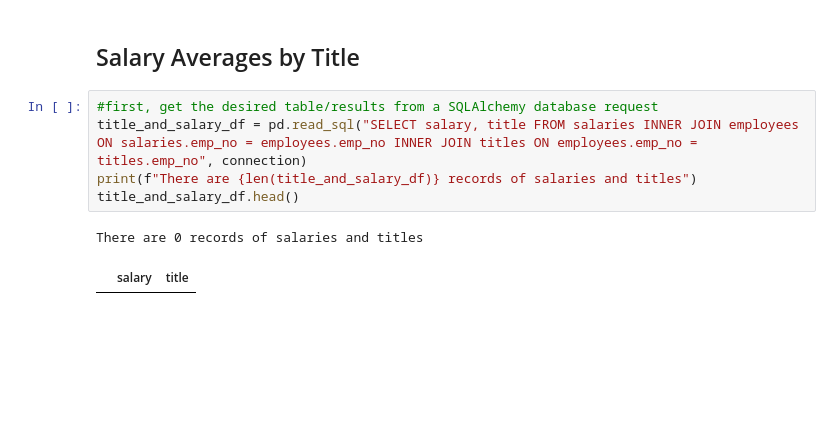
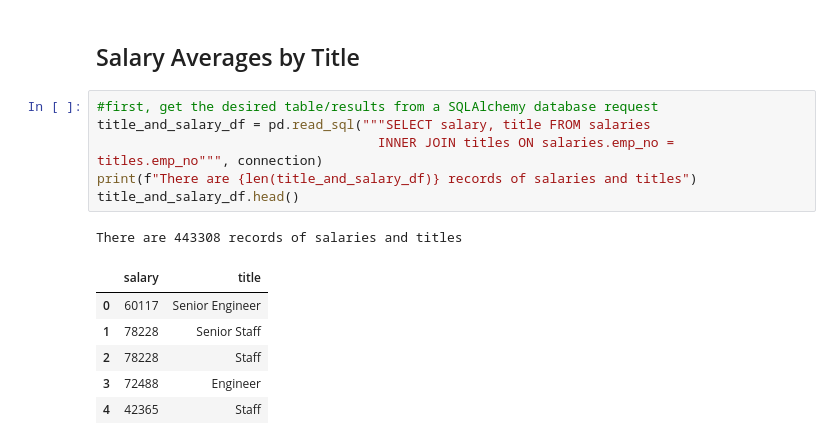
Before and after one commit to Gendo90/sql-challenge, a Jupyter notebook: EmployeeSQL/Analysis/Salary Check from DB.ipynb, the cells around one changed output. Cells and saved outputs as stored; diff of their text form; blank space fills up the shorter version.

```diff
--- a/EmployeeSQL/Analysis/Salary Check from DB.ipynb
+++ b/EmployeeSQL/Analysis/Salary Check from DB.ipynb
@@ -96,9 +93,15 @@ histogram_plot.set_xticklabels(xticks, rotation=45, ha="right")
 ## Salary Averages by Title
 # %%
 #first, get the desired table/results from a SQLAlchemy database request
-title_and_salary_df = pd.read_sql("SELECT salary, title FROM salaries INNER JOIN employees ON salaries.emp_no = employees.emp_no INNER JOIN titles ON employees.emp_no = titles.emp_no", connection)
+title_and_salary_df = pd.read_sql("""SELECT salary, title FROM salaries
+                                    INNER JOIN titles ON salaries.emp_no = titles.emp_no""", connection)
 print(f"There are {len(title_and_salary_df)} records of salaries and titles")
 title_and_salary_df.head()
 # %% [output]
-There are 0 records of salaries and titles
+There are 443308 records of salaries and titles
 |  | salary | title |
+| 0 | 60117 | Senior Engineer |
+| 1 | 78228 | Senior Staff |
+| 2 | 78228 | Staff |
+| 3 | 72488 | Engineer |
+| 4 | 42365 | Staff |
```
Also changed, not shown: parts of 5 cells of this notebook.
